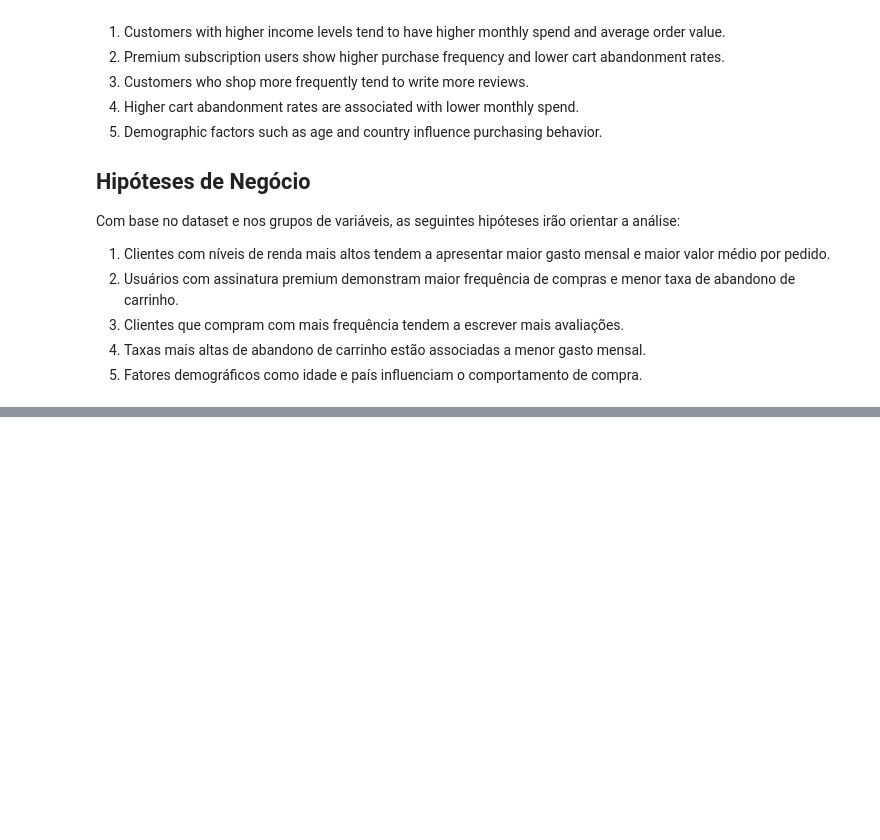
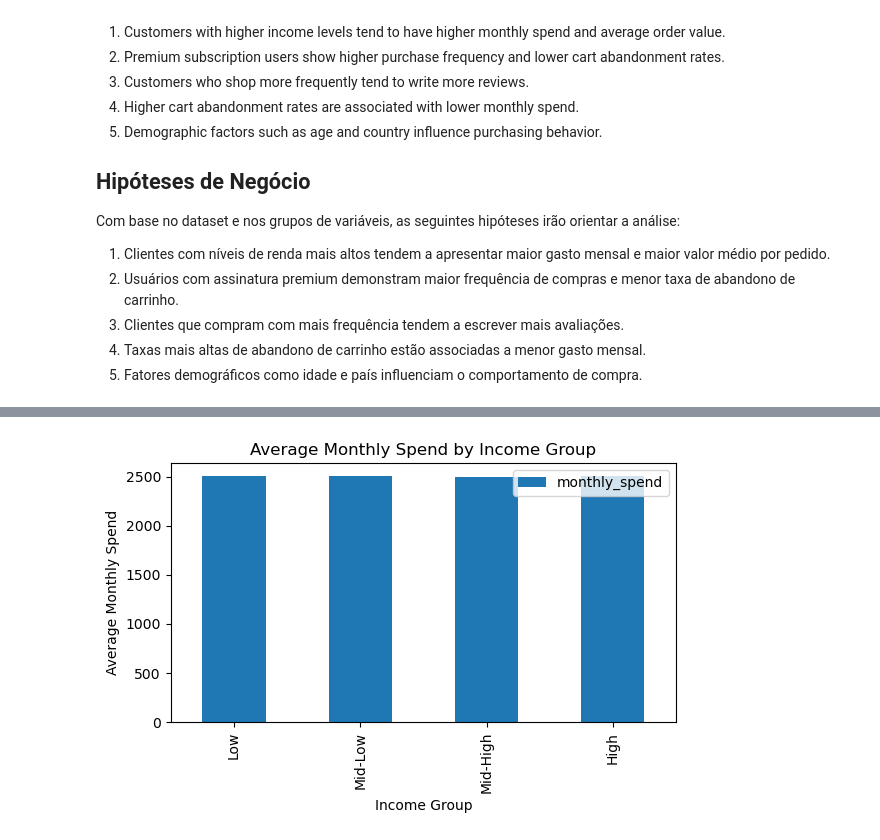
Before and after one commit to jenifercosta9/data-science-portifolio, a Jupyter notebook: 01_customer_churn_analysis/notebooks/01_exploratory_analysis.ipynb, the cells around one changed output, grey strips where cells are left out. Drawn from its saved outputs; the diff is of its cells as text; code cells hidden in the pictures; blank space fills up the shorter version.

Commit message:
Add executive insights for income-based analysis

```diff
--- a/01_customer_churn_analysis/notebooks/01_exploratory_analysis.ipynb
+++ b/01_customer_churn_analysis/notebooks/01_exploratory_analysis.ipynb
@@ -165,3 +170,23 @@ Com base no dataset e nos grupos de variáveis, as seguintes hipóteses irão or
 3. Clientes que compram com mais frequência tendem a escrever mais avaliações.
 4. Taxas mais altas de abandono de carrinho estão associadas a menor gasto mensal.
 5. Fatores demográficos como idade e país influenciam o comportamento de compra.
+# %%
+analysis_df = df_sample[
+    [
+        "income_level",
+        "monthly_spend",
+        "average_order_value",
+        "premium_subscription",
+        "weekly_purchases",
+        "cart_abandonment_rate"
+    ]
+]
+# %%
+# Binning income levels into quartiles for better interpretability
+analysis_df["income_group"] = pd.qcut(
+    analysis_df["income_level"],
+    q=4,
+    labels=["Low", "Mid-Low", "Mid-High", "High"]
+)
+
+analysis_df[["income_level", "income_group"]].head()
@@ -167,0 +205,9 @@ Com base no dataset e nos grupos de variáveis, as seguintes hipóteses irão or
+# %%
+income_grouped = (
+    analysis_df
+    .groupby("income_group")["monthly_spend"]
+    .mean()
+    .reset_index()
+)
+
+income_grouped
@@ -167,0 +220,16 @@ Com base no dataset e nos grupos de variáveis, as seguintes hipóteses irão or
+# %%
+income_grouped.plot(
+    x="income_group",
+    y="monthly_spend",
+    kind="bar",
+    figsize=(6, 4),
+    title="Average Monthly Spend by Income Group"
+)
+
+plt.ylabel("Average Monthly Spend")
+plt.xlabel("Income Group")
+plt.tight_layout()
+plt.show()
+plt.close()
+# %% [output]
+[figure, added]
```
Also changed, not shown: parts of 4 cells of this notebook.
